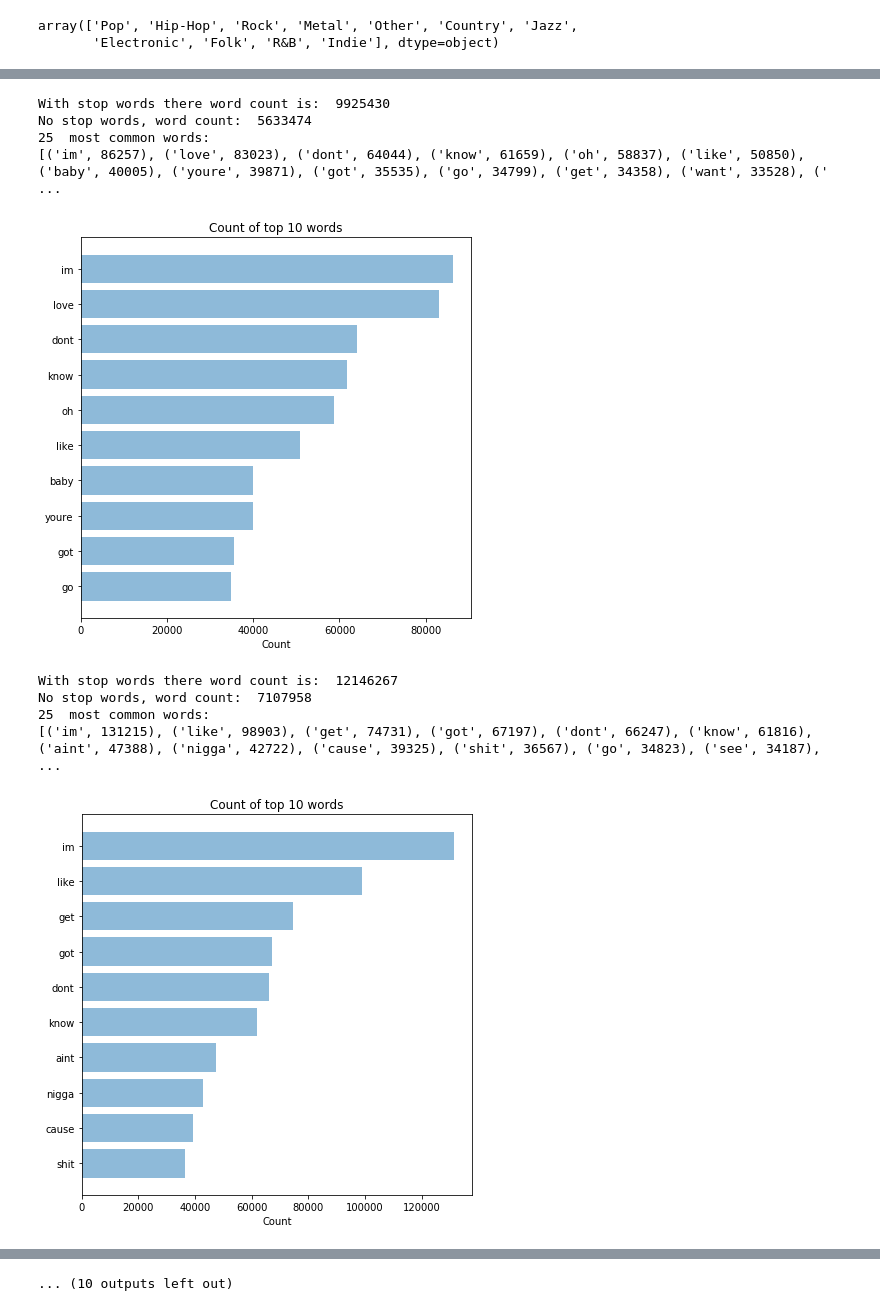
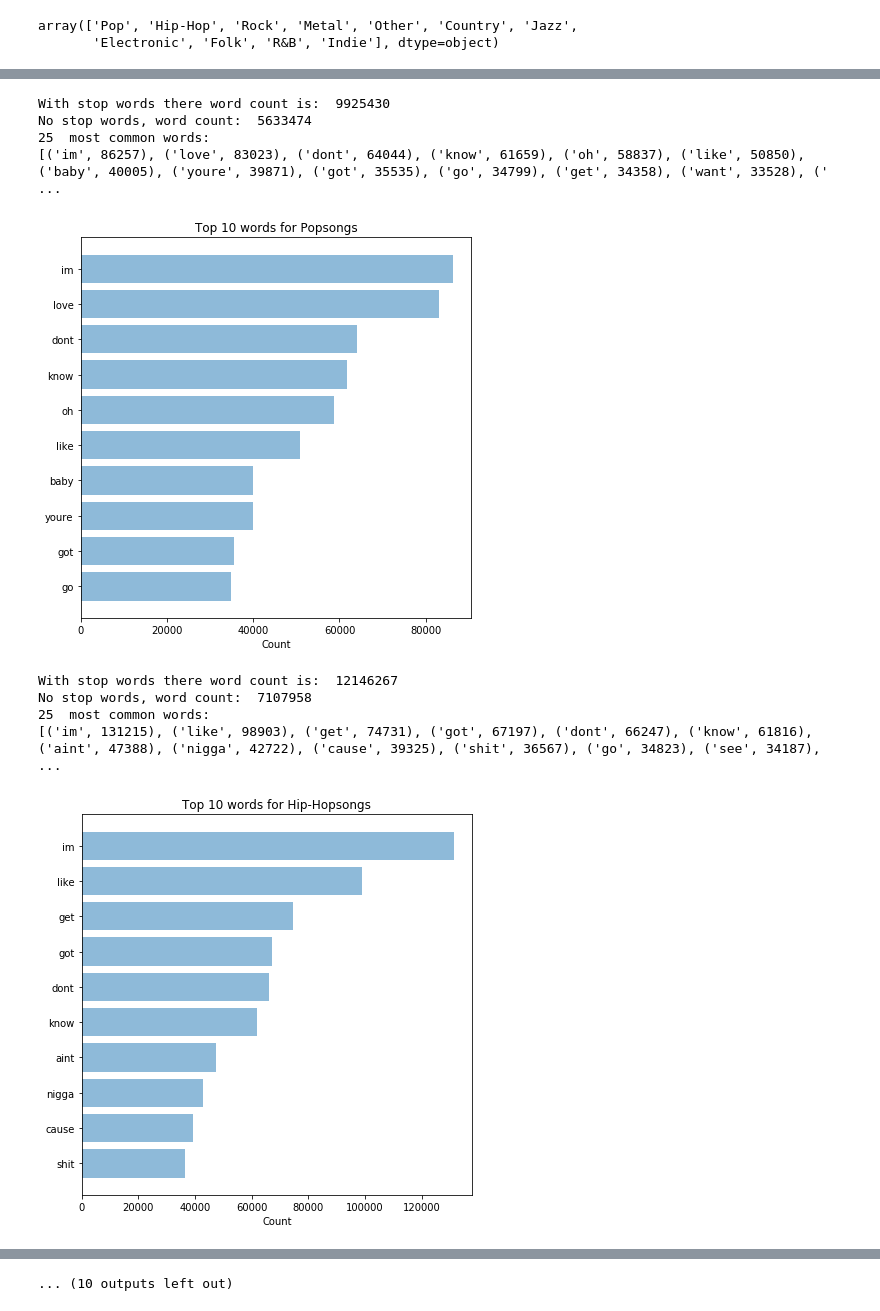
Before and after one commit to jilimm/DH_FinalProject, a Jupyter notebook: DataExploration.ipynb, the cells around one changed output, grey strips where cells are left out. Cells and saved outputs as stored; diff of their text form; code cells hidden in the pictures.

```diff
--- a/DataExploration.ipynb
+++ b/DataExploration.ipynb
@@ -152,7 +136,7 @@ data.to_csv('data/lyrics_clean.csv',index=False)
 #
 #OUTPUT: word count before and after stop word filtering, 50 most common words
 #################
-def word_count(dataframe,n):
+def word_count(dataframe,n,title):
     lyric_list = dataframe['lyrics'].tolist()
     lyric=[]
     for i in lyric_list:
@@ -174,9 +158,8 @@ def word_count(dataframe,n):
     plt.yticks(np.arange(len(words)),words)
     plt.gca().invert_yaxis()
     plt.xlabel('Count')
-    plt.title('Count of top 10 words')
+    plt.title(str('Top 10 words for '+title+'songs'))
     plt.show()
-    return result
 # %% [markdown]
 ## Analyze song lyrics in the 70s
 # %%
@@ -394,18 +302,18 @@ array(['Pop', 'Hip-Hop', 'Rock', 'Metal', 'Other', 'Country', 'Jazz',
 # %%
-for genre in data['genre'].unique():
+,for genre in data['genre'].unique():
     df = data.loc[data['genre']==genre]
-    count = word_count(df,25)
+    word_count(df,25,genre)
 # %% [output]
 With stop words there word count is:  9925430
 No stop words, word count:  5633474
 25  most common words:
 [('im', 86257), ('love', 83023), ('dont', 64044), ('know', 61659), ('oh', 58837), ('like', 50850), ('baby', 40005), ('youre', 39871), ('got', 35535), ('go', 34799), ('get', 34358), ('want', 33528), (' ...
-[figure, old version]
+[figure, new version]
 With stop words there word count is:  12146267
 No stop words, word count:  7107958
 25  most common words:
 [('im', 131215), ('like', 98903), ('get', 74731), ('got', 67197), ('dont', 66247), ('know', 61816), ('aint', 47388), ('nigga', 42722), ('cause', 39325), ('shit', 36567), ('go', 34823), ('see', 34187), ...
-[figure, old version]
+[figure, new version]
 With stop words there word count is:  20772720
 No stop words, word count:  11248502
 25  most common words:
```
Also changed, not shown: parts of 8 cells of this notebook.
